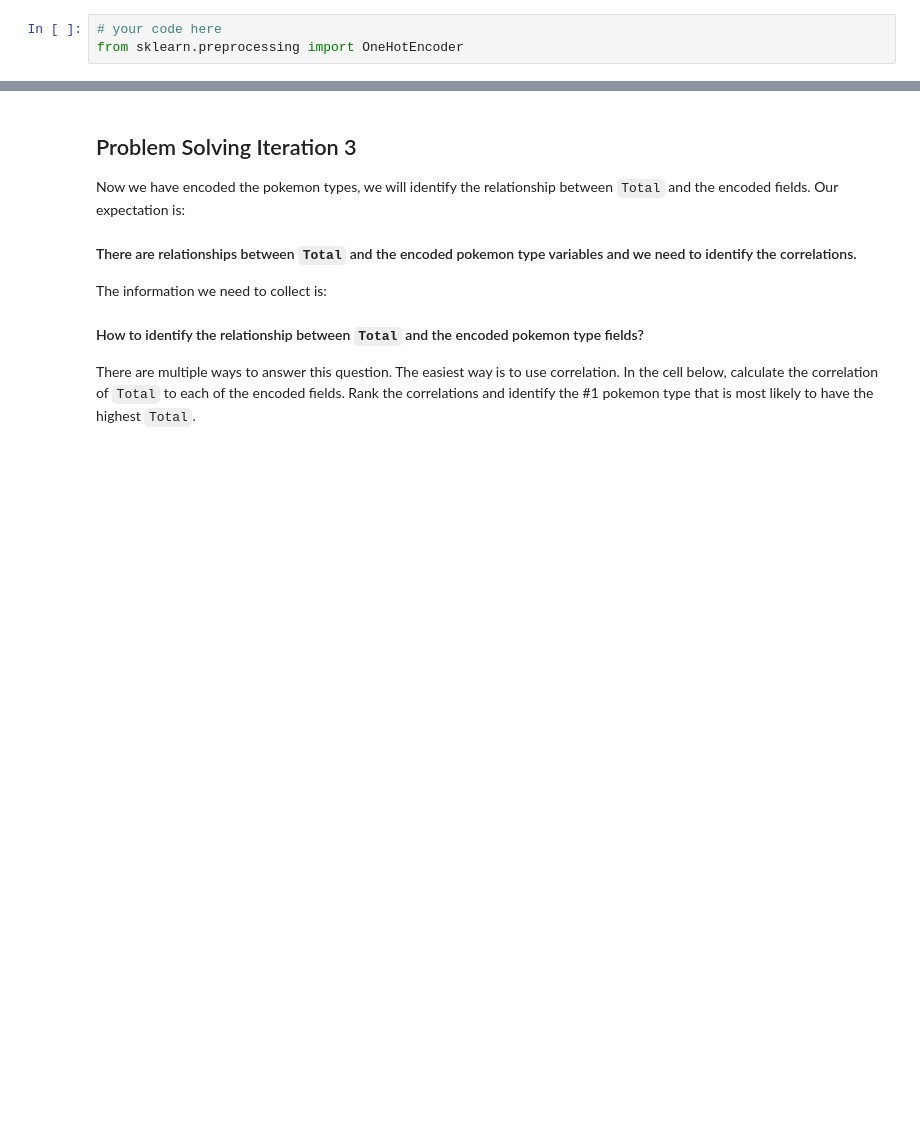
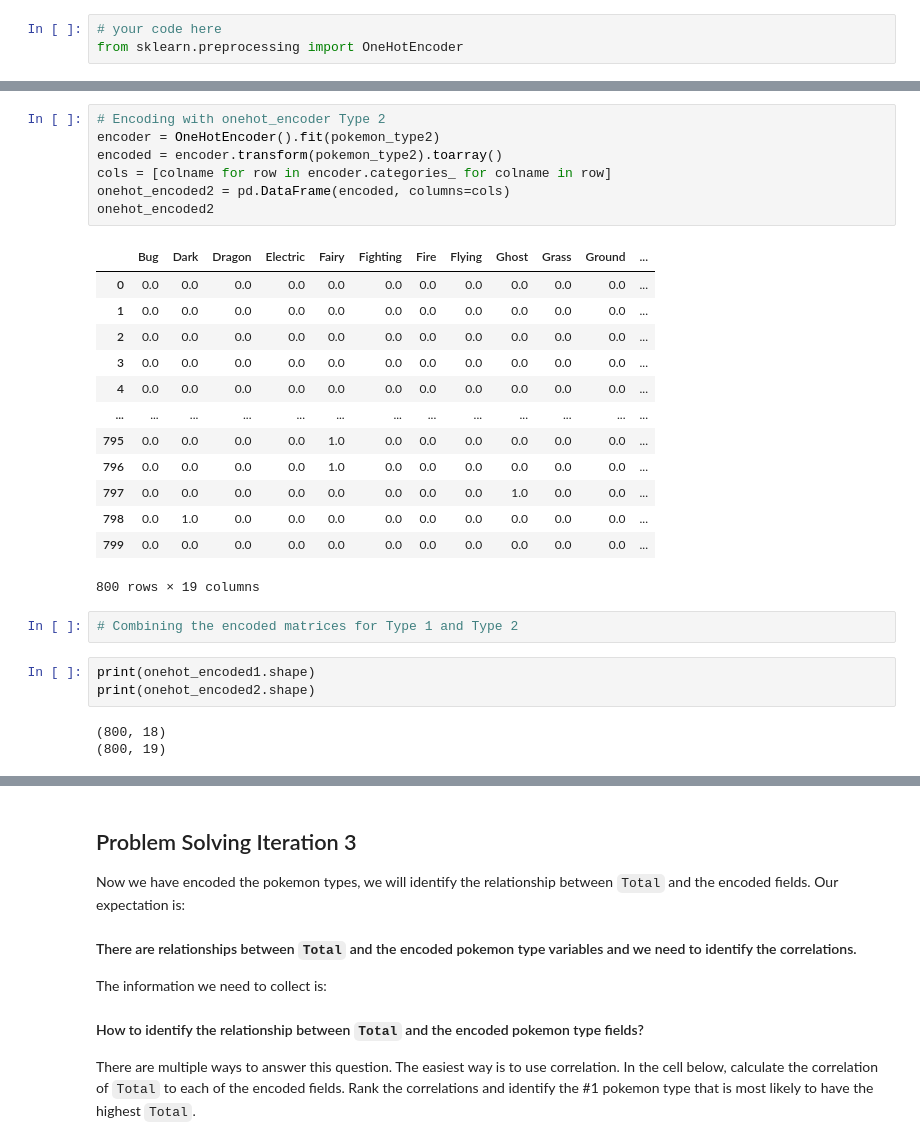
Before and after one commit to GiancarloSanna/lab-dataframe-calculations, a Jupyter notebook: your-code/challenge-2.ipynb, the cells around one changed output, grey strips where cells are left out. Drawn from its saved outputs; the diff is of its cells as text; blank space fills up the shorter version.

```diff
--- a/your-code/challenge-2.ipynb
+++ b/your-code/challenge-2.ipynb
@@ -137,0 +144,29 @@ onehot_encoded
+# %%
+# Encoding with onehot_encoder Type 2
+encoder = OneHotEncoder().fit(pokemon_type2)
+encoded = encoder.transform(pokemon_type2).toarray()
+cols = [colname for row in encoder.categories_ for colname in row]
+onehot_encoded2 = pd.DataFrame(encoded, columns=cols)
+onehot_encoded2
+# %% [output]
+|  | Bug | Dark | Dragon | Electric | Fairy | Fighting | Fire | Flying | Ghost | Grass | Ground | ... |
+| 0 | 0.0 | 0.0 | 0.0 | 0.0 | 0.0 | 0.0 | 0.0 | 0.0 | 0.0 | 0.0 | 0.0 | ... |
+| 1 | 0.0 | 0.0 | 0.0 | 0.0 | 0.0 | 0.0 | 0.0 | 0.0 | 0.0 | 0.0 | 0.0 | ... |
+| 2 | 0.0 | 0.0 | 0.0 | 0.0 | 0.0 | 0.0 | 0.0 | 0.0 | 0.0 | 0.0 | 0.0 | ... |
+| 3 | 0.0 | 0.0 | 0.0 | 0.0 | 0.0 | 0.0 | 0.0 | 0.0 | 0.0 | 0.0 | 0.0 | ... |
+| 4 | 0.0 | 0.0 | 0.0 | 0.0 | 0.0 | 0.0 | 0.0 | 0.0 | 0.0 | 0.0 | 0.0 | ... |
+| ... | ... | ... | ... | ... | ... | ... | ... | ... | ... | ... | ... | ... |
+| 795 | 0.0 | 0.0 | 0.0 | 0.0 | 1.0 | 0.0 | 0.0 | 0.0 | 0.0 | 0.0 | 0.0 | ... |
+| 796 | 0.0 | 0.0 | 0.0 | 0.0 | 1.0 | 0.0 | 0.0 | 0.0 | 0.0 | 0.0 | 0.0 | ... |
+| 797 | 0.0 | 0.0 | 0.0 | 0.0 | 0.0 | 0.0 | 0.0 | 0.0 | 1.0 | 0.0 | 0.0 | ... |
+| 798 | 0.0 | 1.0 | 0.0 | 0.0 | 0.0 | 0.0 | 0.0 | 0.0 | 0.0 | 0.0 | 0.0 | ... |
+| 799 | 0.0 | 0.0 | 0.0 | 0.0 | 0.0 | 0.0 | 0.0 | 0.0 | 0.0 | 0.0 | 0.0 | ... |
+800 rows × 19 columns
+# %%
+# Combining the encoded matrices for Type 1 and Type 2
+# %%
+print(onehot_encoded1.shape)
+print(onehot_encoded2.shape)
+# %% [output]
+(800, 18)
+(800, 19)
```
Also changed, not shown: parts of 8 cells of this notebook.
